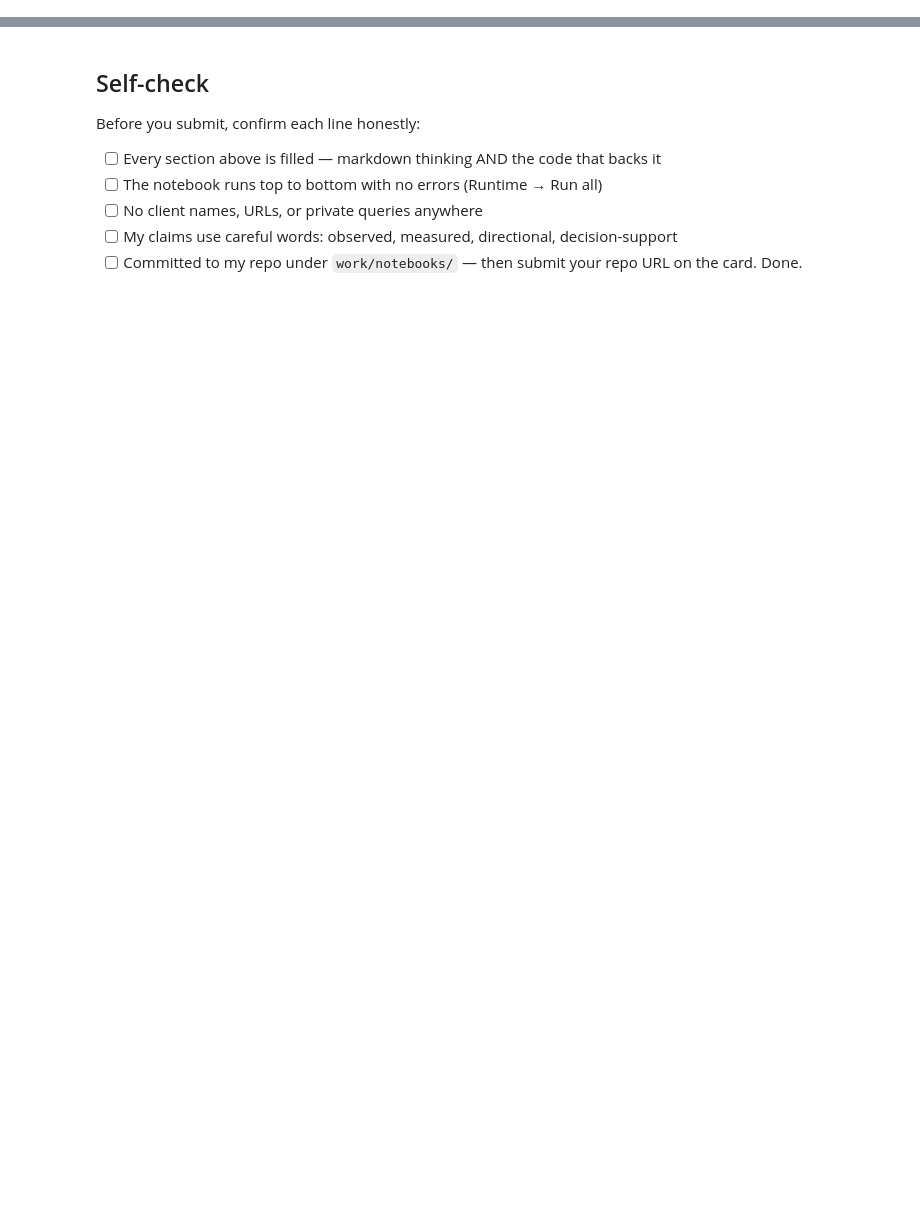
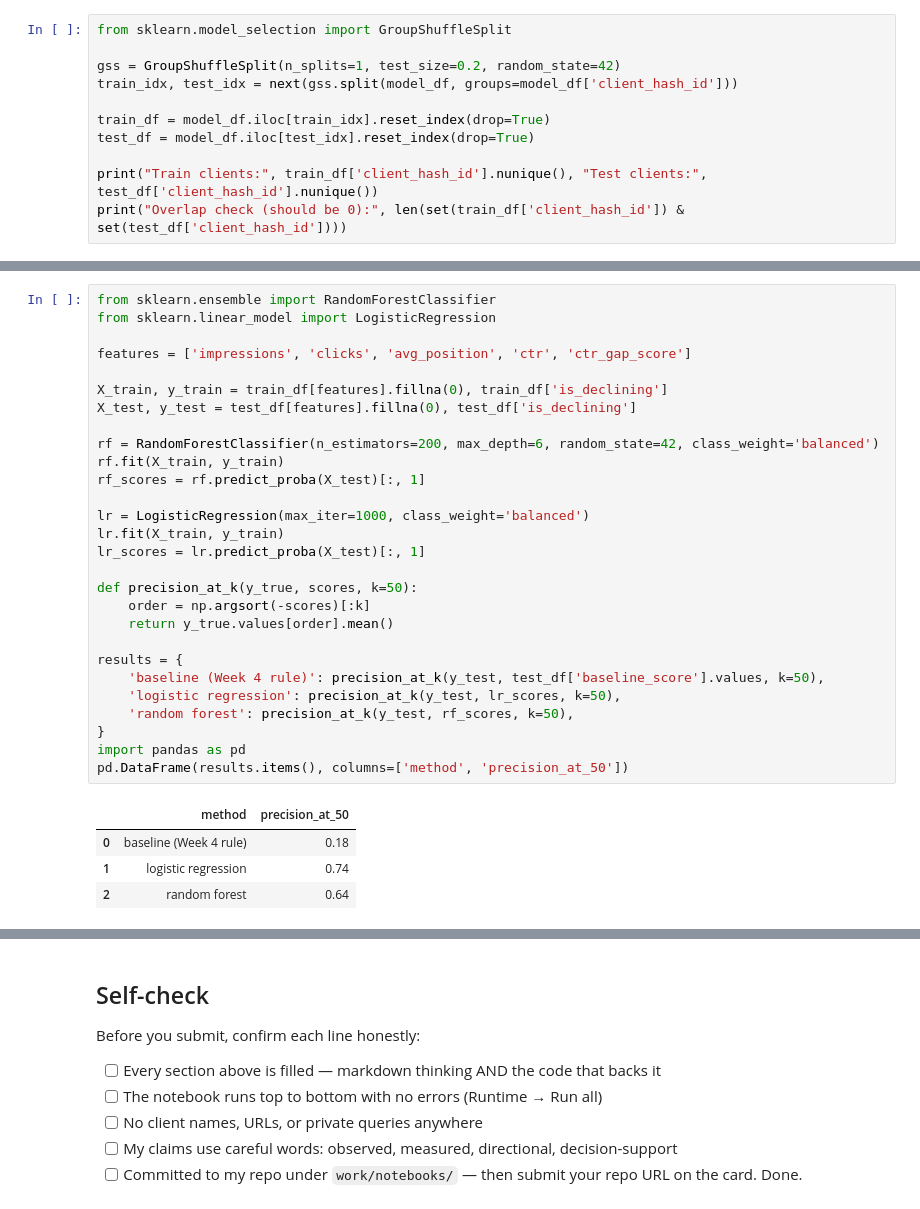
Before and after one commit to him2079/flyrank-ml-internship, a Jupyter notebook: work/notebooks/w05_model.ipynb, the cells around one changed output, grey strips where cells are left out. Drawn from its saved outputs; the diff is of its cells as text; blank space fills up the shorter version.

```diff
--- a/work/notebooks/w05_model.ipynb
+++ b/work/notebooks/w05_model.ipynb
@@ -36,0 +77,11 @@ This skeleton is yours to fill. Work the sections **in order** — each one has
+# %%
+from sklearn.model_selection import GroupShuffleSplit
+
+gss = GroupShuffleSplit(n_splits=1, test_size=0.2, random_state=42)
+train_idx, test_idx = next(gss.split(model_df, groups=model_df['client_hash_id']))
+
+train_df = model_df.iloc[train_idx].reset_index(drop=True)
+test_df = model_df.iloc[test_idx].reset_index(drop=True)
+
+print("Train clients:", train_df['client_hash_id'].nunique(), "Test clients:", test_df['client_hash_id'].nunique())
+print("Overlap check (should be 0):", len(set(train_df['client_hash_id']) & set(test_df['client_hash_id'])))
@@ -36,0 +95,33 @@ This skeleton is yours to fill. Work the sections **in order** — each one has
+# %%
+from sklearn.ensemble import RandomForestClassifier
+from sklearn.linear_model import LogisticRegression
+
+features = ['impressions', 'clicks', 'avg_position', 'ctr', 'ctr_gap_score']
+
+X_train, y_train = train_df[features].fillna(0), train_df['is_declining']
+X_test, y_test = test_df[features].fillna(0), test_df['is_declining']
+
+rf = RandomForestClassifier(n_estimators=200, max_depth=6, random_state=42, class_weight='balanced')
+rf.fit(X_train, y_train)
+rf_scores = rf.predict_proba(X_test)[:, 1]
+
+lr = LogisticRegression(max_iter=1000, class_weight='balanced')
+lr.fit(X_train, y_train)
+lr_scores = lr.predict_proba(X_test)[:, 1]
+
+def precision_at_k(y_true, scores, k=50):
+    order = np.argsort(-scores)[:k]
+    return y_true.values[order].mean()
+
+results = {
+    'baseline (Week 4 rule)': precision_at_k(y_test, test_df['baseline_score'].values, k=50),
+    'logistic regression': precision_at_k(y_test, lr_scores, k=50),
+    'random forest': precision_at_k(y_test, rf_scores, k=50),
+}
+import pandas as pd
+pd.DataFrame(results.items(), columns=['method', 'precision_at_50'])
+# %% [output]
+|  | method | precision_at_50 |
+| 0 | baseline (Week 4 rule) | 0.18 |
+| 1 | logistic regression | 0.74 |
+| 2 | random forest | 0.64 |
```
Also changed, not shown: parts of 17 cells of this notebook.
